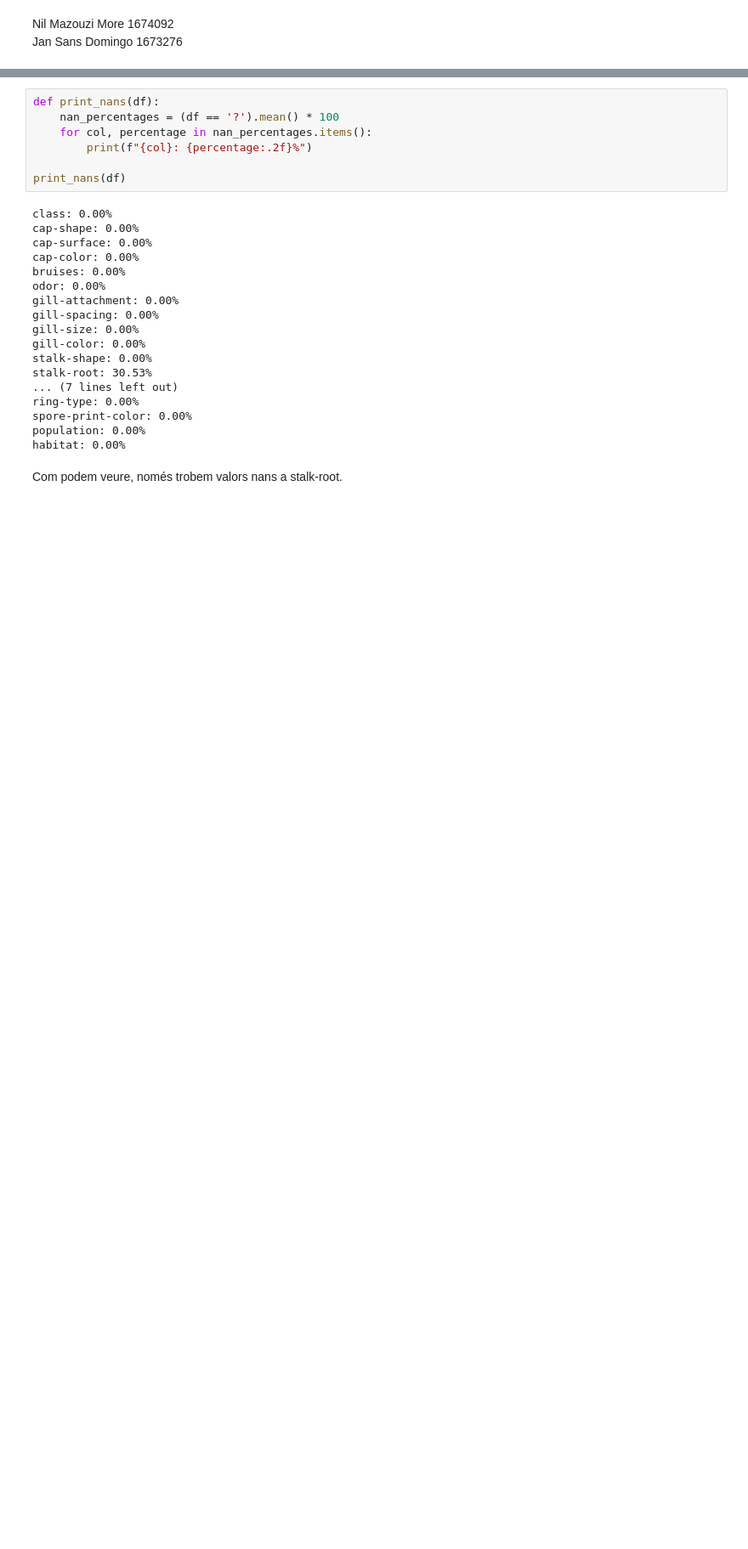
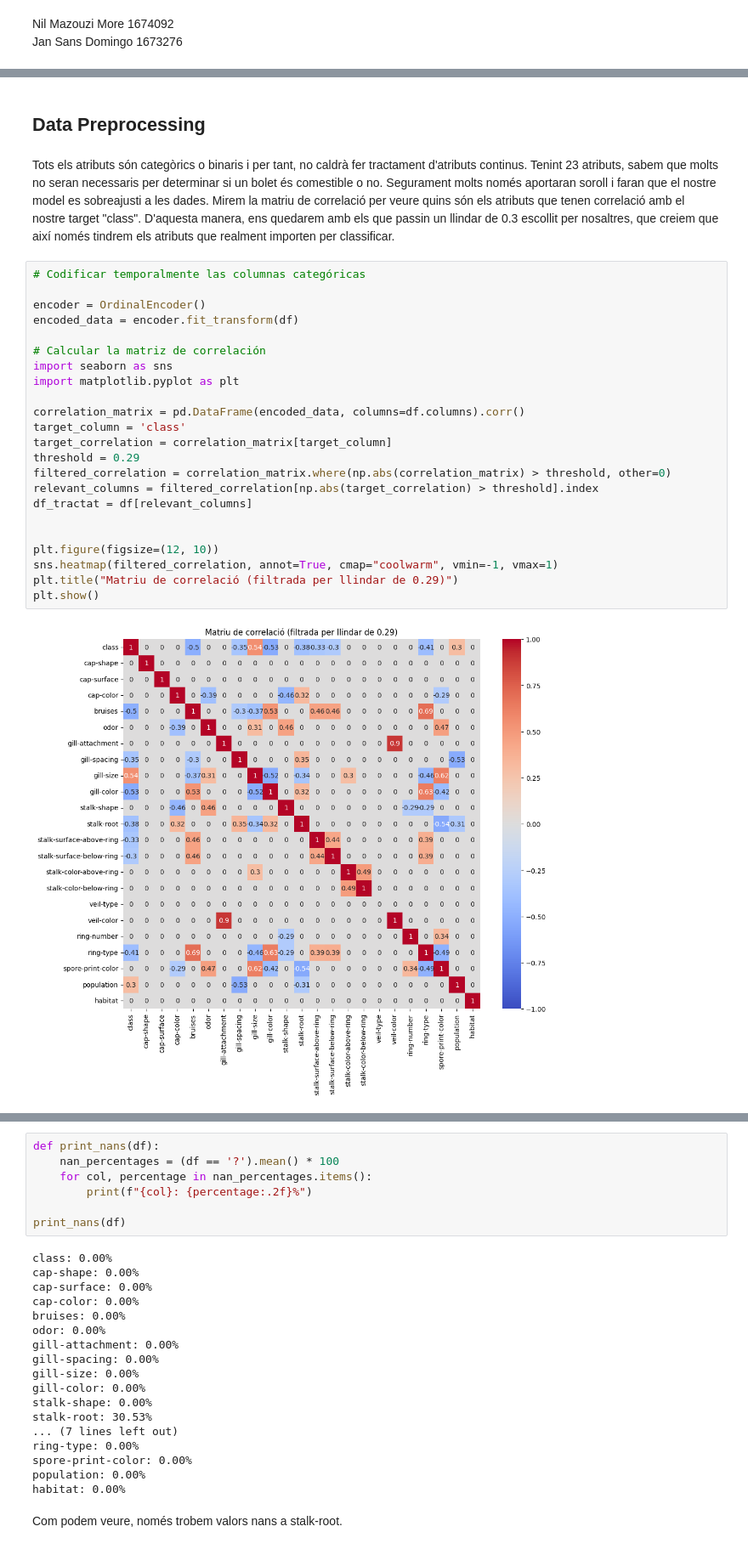
Before and after one commit to NIU1674092/kaggle, a Jupyter notebook: mushrooms.ipynb, the cells around one changed output, grey strips where cells are left out. Shown: that part at 85% size. Saved outputs shown, nothing was run; the diff lists cells and outputs as text; blank space fills up the shorter version.

```diff
--- a/mushrooms.ipynb
+++ b/mushrooms.ipynb
@@ -88,0 +92,29 @@ Entre aquests atributs no en trobem cap continu, tots són binaris o categòrics
+# %% [markdown]
+<h2>Data Preprocessing</h2>
+# %% [markdown]
+Tots els atributs són categòrics o binaris i per tant, no caldrà fer tractament d'atributs continus. Tenint 23 atributs, sabem que molts no seran necessaris per determinar si un bolet és comestible o no. Segurament molts només aportaran soroll i faran que el nostre model es sobreajusti a les dades. Mirem la matriu de correlació per veure quins són els atributs que tenen correlació amb el nostre target "class". D'aquesta manera, ens quedarem amb els que passin un llindar de 0.3 escollit per nosaltres, que creiem que així només tindrem els atributs que realment importen per classificar.
+# %%
+# Codificar temporalmente las columnas categóricas
+
+encoder = OrdinalEncoder()
+encoded_data = encoder.fit_transform(df)
+
+# Calcular la matriz de correlación
+import seaborn as sns
+import matplotlib.pyplot as plt
+
+correlation_matrix = pd.DataFrame(encoded_data, columns=df.columns).corr()
+target_column = 'class'
+target_correlation = correlation_matrix[target_column]
+threshold = 0.29
+filtered_correlation = correlation_matrix.where(np.abs(correlation_matrix) > threshold, other=0)
+relevant_columns = filtered_correlation[np.abs(target_correlation) > threshold].index
+df_tractat = df[relevant_columns]
+
+
+plt.figure(figsize=(12, 10))
+sns.heatmap(filtered_correlation, annot=True, cmap="coolwarm", vmin=-1, vmax=1)
+plt.title("Matriu de correlació (filtrada per llindar de 0.29)")
+plt.show()
+# %% [output]
+[figure, added]
```
Also changed, not shown: parts of 21 cells of this notebook.
